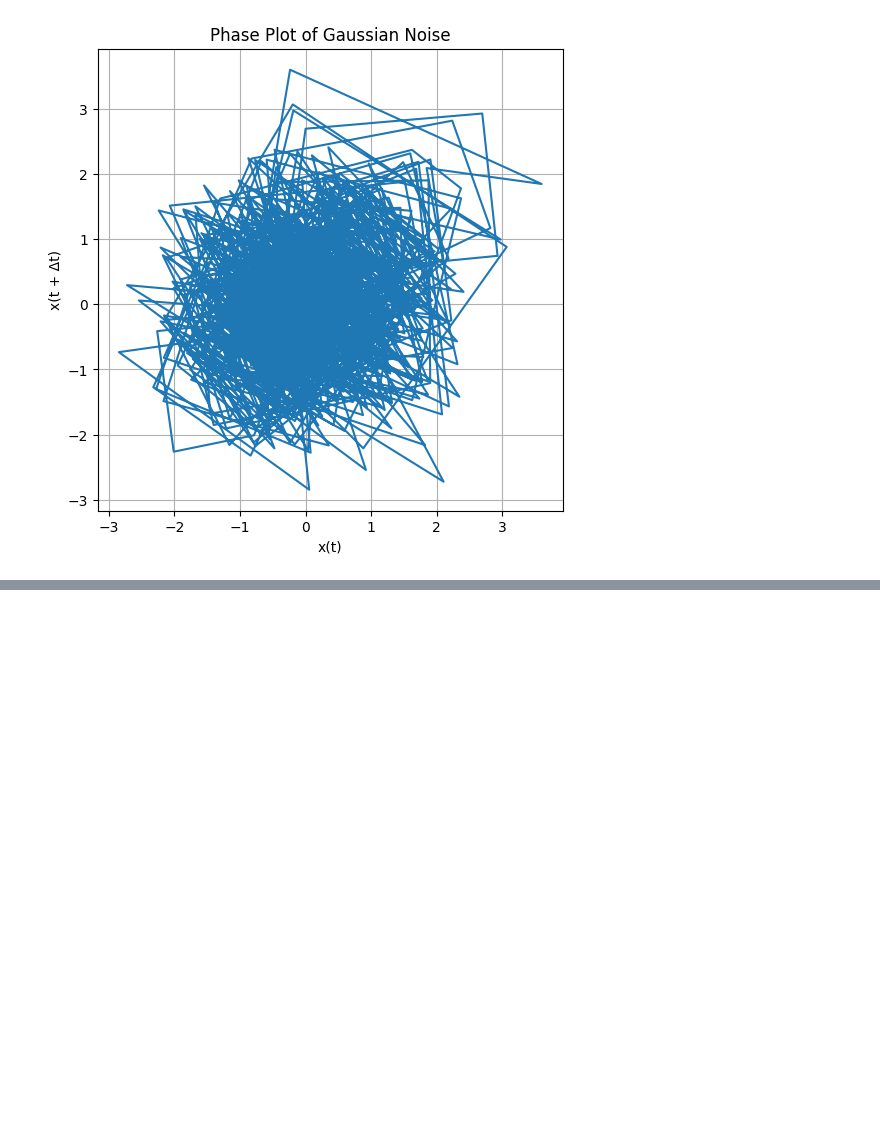
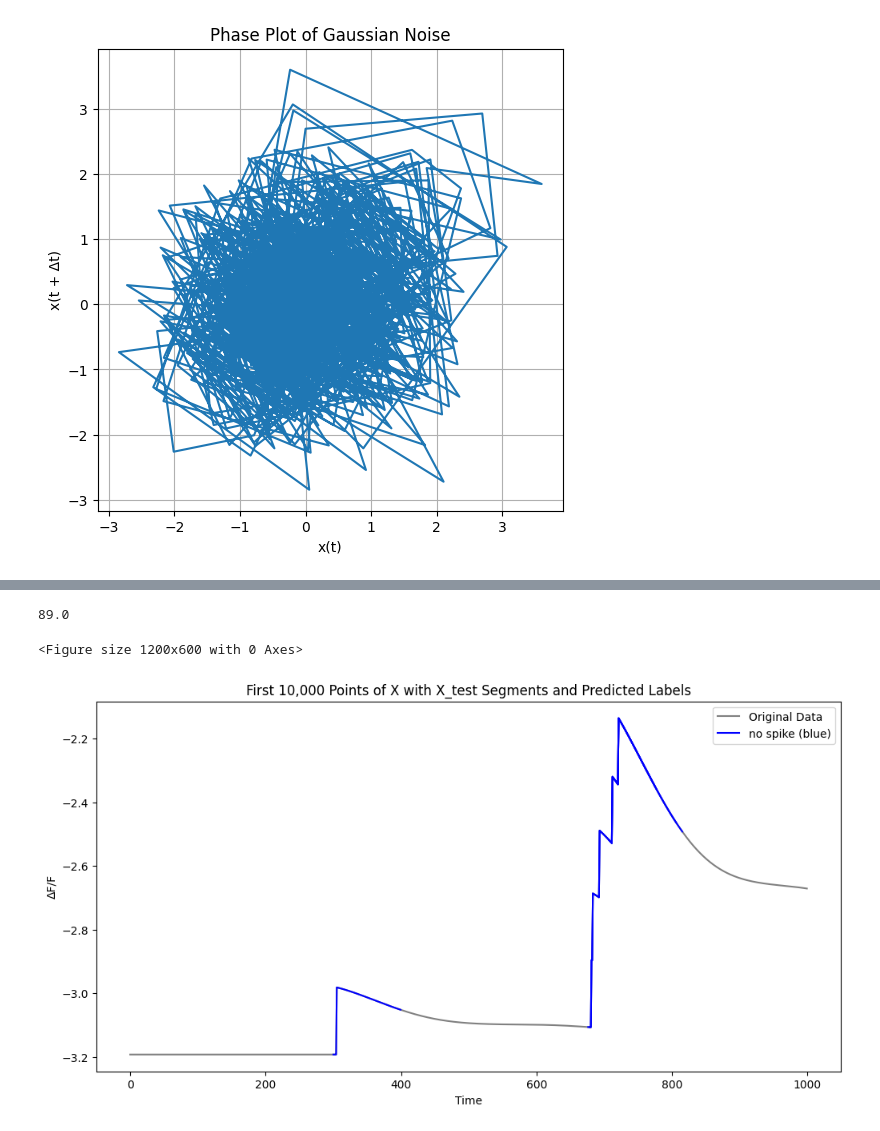
Before and after one commit to mariarv/SE_DA_FPM, a Jupyter notebook: scripts/Varioous.ipynb, the cells around one changed output, grey strips where cells are left out. Saved outputs shown, nothing was run; the diff lists cells and outputs as text; code cells hidden in the pictures; blank space fills up the shorter version.

```diff
--- a/scripts/Varioous.ipynb
+++ b/scripts/Varioous.ipynb
@@ -254,0 +617,4 @@ plt.show()
+# %%
+sum(y_true)
+# %% [output]
+89.0
@@ -254,0 +786,55 @@ plt.show()
+# %%
+y_pred=[]
+model.eval()
+with torch.no_grad():
+    all_outputs = []
+    for inputs, _ in test_loader:
+        outputs = model(inputs)
+
+        _, predicted_classes = torch.max(outputs, 1)  # Get the class with highest probability
+        y_pred.extend(predicted_classes.cpu().numpy())
+
+        all_outputs.append(outputs)
+# %%
+import matplotlib.pyplot as plt
+
+# 1. Concatenate the first 50 sequences
+
+# 2. Retrieve corresponding original start indices
+original_start_indices_subset = original_start_indices_test
+
+# 3. Get model predictions
+model.eval()
+with torch.no_grad():
+    predictions = model(X_test)
+    _, predicted_classes = torch.max(predictions, 1)
+    predicted_labels = [list(label_mapping.keys())[list(label_mapping.values()).index(pred)] for pred in predicted_classes.cpu().numpy()]
+
+# 4. Create color map
+color_map = {'no spike': 'blue', 'tonic': 'green', 'burst': 'red'}
+
+# 5. Plot concatenated sequences with colored segments
+plt.figure(figsize=(12, 6))
+
+import matplotlib.pyplot as plt
+
+
+
+# 2. Overlay X_test segments with colors based on predicted labels
+plt.figure(figsize=(12, 6))
+plt.plot(X[:1000], color='gray', label='Original Data')
+
+for i, (start_idx, label) in enumerate(zip(original_start_indices_train, predicted_labels)):
+    if start_idx < 1000:
+        end_idx = min(start_idx + seq_length, 1000)
+        plt.plot(range(start_idx, end_idx), X[start_idx:end_idx], color=color_map[label],
+                 label=f"{label} ({color_map[label]})" if i == 0 else "")  # Add label with color
+
+plt.title('First 10,000 Points of X with X_test Segments and Predicted Labels')
+plt.xlabel('Time')
+plt.ylabel('ΔF/F')
+plt.legend()
+plt.show()
+# %% [output]
+<Figure size 1200x600 with 0 Axes>
+[figure, added]
```
Also changed, not shown: parts of 7 cells of this notebook, 14 other files.
